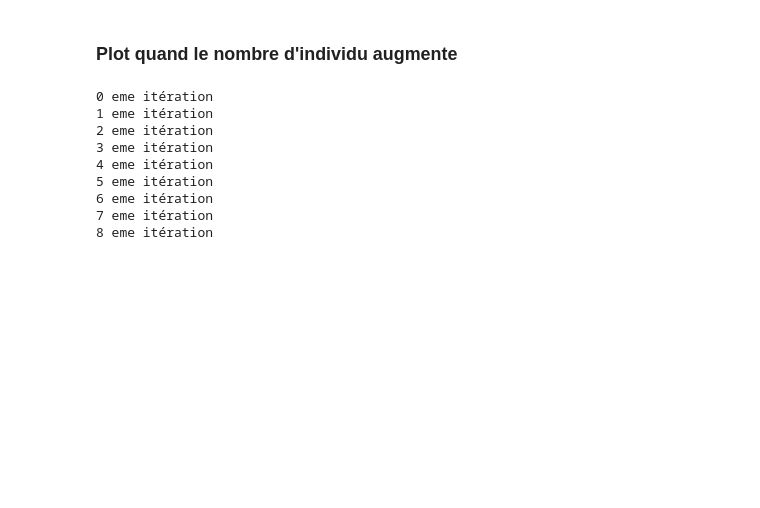
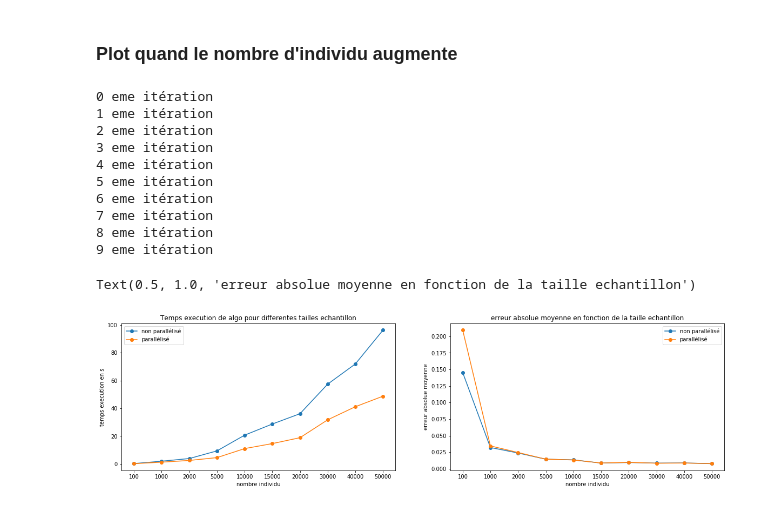
Before and after one commit to EtienneLeNaour/Projet-Para_SGD, a Jupyter notebook: Projet parallélisation.ipynb, the cells around one changed output. Saved outputs shown, nothing was run; the diff lists cells and outputs as text; code cells hidden in the pictures; blank space fills up the shorter version.

```diff
--- a/Projet parallélisation.ipynb
+++ b/Projet parallélisation.ipynb
@@ -136,19 +136,21 @@ def simulateur_donnees(n,d):
     idx = np.arange(d)
     x_model_truth = (-1)**idx * np.exp(-idx / 10.) # Valeur des vrais paramètres
     A, b = simu_linreg(x_model_truth, n, std=1., corr=0.5)
-    return A, b
+    return x_model_truth, A, b
 # %%
 #Simulons plusieurs jeux de données où la tailel de nombre de sample varie
 
 list_A = list()
 list_b = list()
+list_truth = list()
 
 n_sample = [100, 1000, 2000, 5000, 10000, 15000, 20000, 30000, 40000, 50000]
 
 for sample in n_sample:
-    r1, r2 = simulateur_donnees(n=int(sample), d=50)
+    x_model_truth, r1, r2 = simulateur_donnees(n=int(sample), d=50)
     list_A.append(r1)
     list_b.append(r2)
+    list_truth.append(x_model_truth)
 # %%
 #On peut aussi plot le temps d'executions pour différents n
 list_temps_non_para = list()
@@ -161,7 +163,7 @@ for ii in range(len(n_sample)):
 
     print(ii, 'eme itération')
     n = n_sample[ii]
-    A, b = list_A[ii], list_b[ii]
+    x_model_truth, A, b = list_truth[ii], list_A[ii], list_b[ii]
     iis = np.random.randint(0, int(n), int(n * 100))
 
     debut = time.time()
@@ -173,7 +175,7 @@ for ii in range(len(n_sample)):
     debut = time.time()
     results = sgd_para_run(x_init=np.ones(len(x_model_truth)), n=n, n_epochs=100, size_batch=10, A=A, b=b, lbda=0.1)
     w_sol_para = (results[0][0] + results[1][0]) / 2
-    list_w_solu_non_para.append(w_sol_para)
+    list_w_solu_para.append(w_sol_para)
     fin = time.time()
     list_temps_para.append(fin-debut)
 # %% [output]
@@ -186,25 +188,31 @@ for ii in range(len(n_sample)):
 6 eme itération
 7 eme itération
 8 eme itération
+9 eme itération
 # %%
 #Plot
 n_sample_string = ['100', '1000', '2000', '5000', '10000', '15000', '20000', '30000', '40000', '50000']
 list_precision_non_para = [sum(abs(vec_solu - x_model_truth)) / len(vec_solu) for vec_solu in list_w_solu_non_para]
 list_precision_para = [sum(abs(vec_solu - x_model_truth)) / len(vec_solu) for vec_solu in list_w_solu_para]
 
 
 plt.figure(figsize=(20,5))
 
 plt.subplot(1,2,1)
-plt.plot(n_sample_string, list_temps_non_para, 'o-', 'b')
-plt.plot(n_sample_string, list_temps_para, 'o-', 'r')
+plt.plot(n_sample_string, list_temps_non_para, 'o-')
+plt.plot(n_sample_string, list_temps_para, 'o-')
 plt.xlabel('nombre individu')
 plt.ylabel('temps execution en s')
-plt.title('Temps execution de algo pour different n')
+plt.legend(('non parallélisé', 'parallélisé'),loc='best')
+plt.title('Temps execution de algo pour differentes tailles echantillon')
 
 plt.subplot(1,2,2)
-plt.plot(n_sample_string, list_precision_non_para, 'o-', 'b')
-plt.plot(n_sample_string, list_precision_para, 'o-', 'r')
+plt.plot(n_sample_string, list_precision_non_para, 'o-')
+plt.plot(n_sample_string, list_precision_para, 'o-')
 plt.xlabel('nombre individu')
 plt.ylabel('erreur absolue moyenne')
-plt.title('erreur absolue moyenne en fonction du nombre individu')
+plt.legend(('non parallélisé', 'parallélisé'),loc='best')
+plt.title('erreur absolue moyenne en fonction de la taille echantillon')
+# %% [output]
+Text(0.5, 1.0, 'erreur absolue moyenne en fonction de la taille echantillon')
+[figure, added]
```
